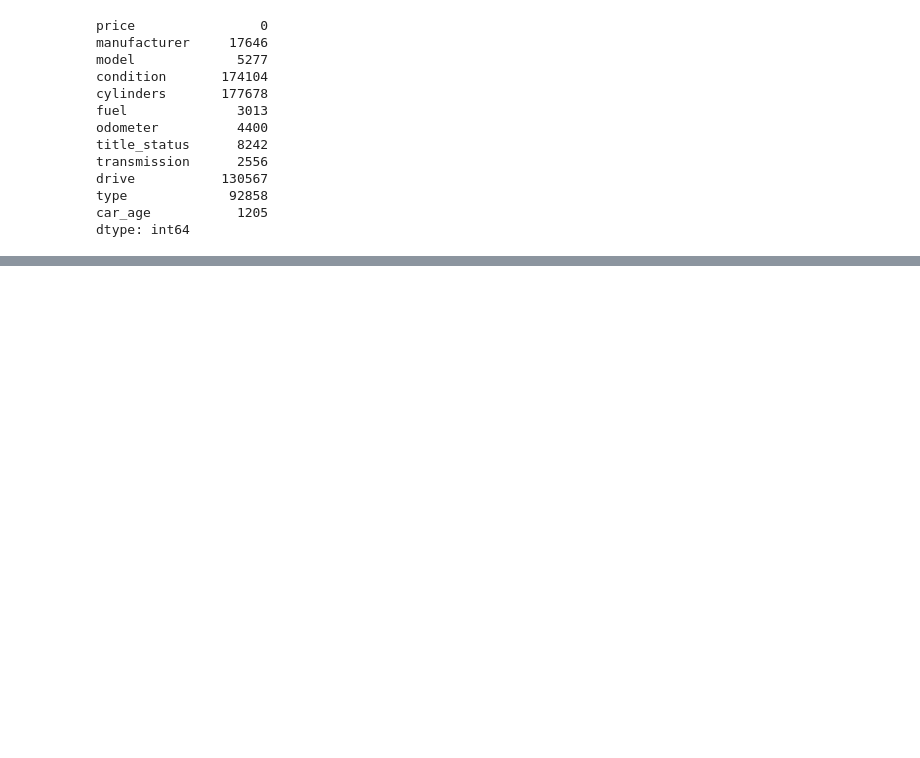
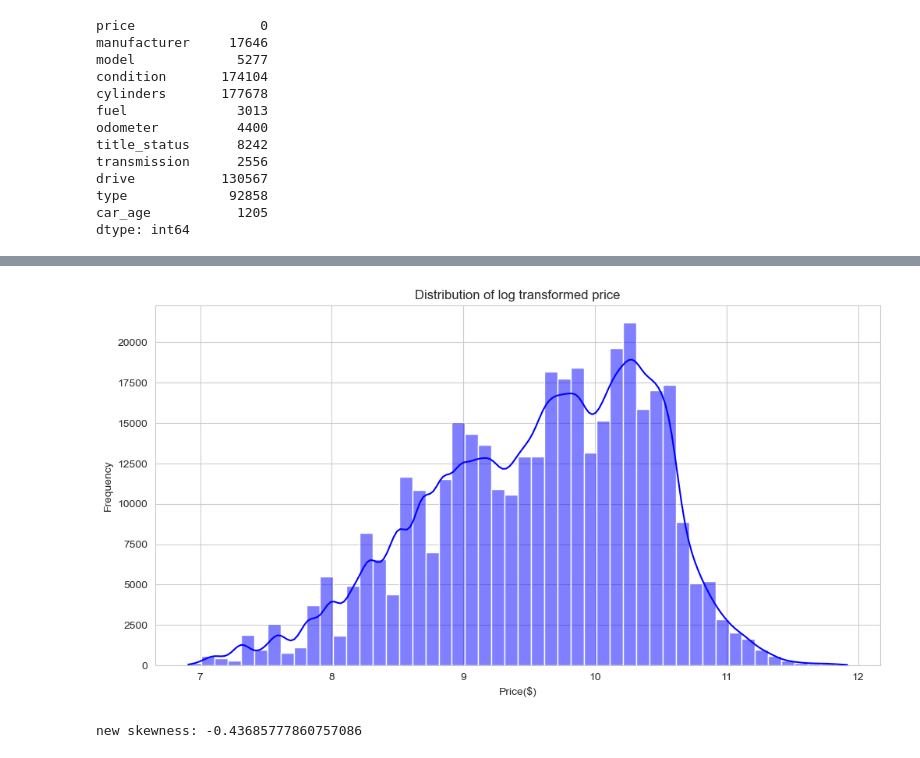
Before and after one commit to ShayneLim/Used_Car_Price_Prediction, a Jupyter notebook: Used_Car_Price_Predictor.ipynb, the cells around one changed output, grey strips where cells are left out. Drawn from its saved outputs; the diff is of its cells as text; code cells hidden in the pictures; blank space fills up the shorter version.

```diff
--- a/Used_Car_Price_Predictor.ipynb
+++ b/Used_Car_Price_Predictor.ipynb
@@ -134,0 +220,18 @@ cleaned number of rows: 45270
+# %%
+#transforming skewed price with log
+
+df_filtered['log_price'] = np.log(df_filtered['price'])
+
+plt.figure(figsize = (12, 6))
+sns.histplot(df_filtered['log_price'], kde = True, bins = 50, color = 'blue')
+plt.title('Distribution of log transformed price')
+plt.xlabel('Price($)')
+plt.ylabel('Frequency')
+
+plt.show()
+
+new_skewness = df_filtered['log_price'].skew()
+print(f"new skewness: {new_skewness}")
+# %% [output]
+[figure, added]
+new skewness: -0.43685777860757086
```
Also changed, not shown: parts of 10 cells of this notebook.
